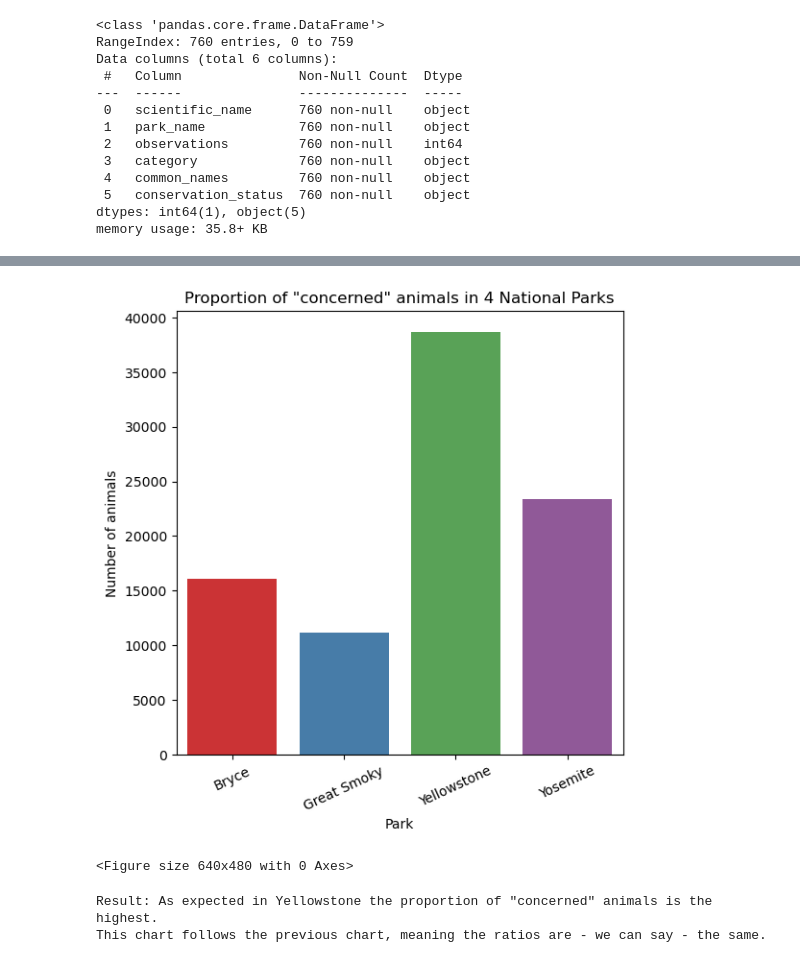
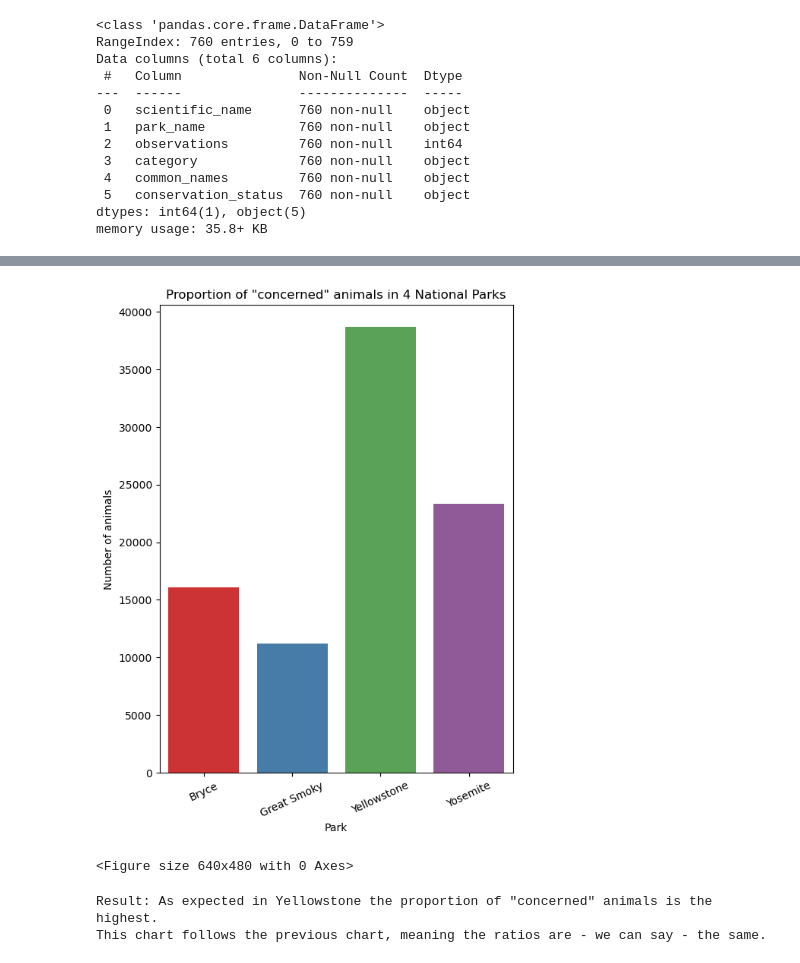
Before and after one commit to LiZoMark841619/Biodiversity_Project, a Jupyter notebook: biodiversity_starter/biodiversity.ipynb, the cells around one changed output, grey strips where cells are left out. Saved outputs shown, nothing was run; the diff lists cells and outputs as text; code cells hidden in the pictures.

```diff
--- a/biodiversity_starter/biodiversity.ipynb
+++ b/biodiversity_starter/biodiversity.ipynb
@@ -387,17 +389,17 @@ newdf_values.head()
 # %%
 concerned_animals = newdf_values[['park_name', 'observations']].groupby('park_name').sum().reset_index()
 # %%
-plt.figure(figsize=[6,6])
+plt.figure(figsize=[6,8])
 sns.barplot(x='park_name', y='observations', data=concerned_animals)
 plt.title(f'Proportion of "concerned" animals in {concerned_animals.park_name.nunique()} National Parks')
 plt.xlabel('Park')
 plt.ylabel('Number of animals')
 plt.xticks(rotation=25)
 plt.savefig('bar_concern_anims.png')
 plt.show()
 plt.clf()
 # %% [output]
-[figure, old version]
+[figure, new version]
 <Figure size 640x480 with 0 Axes>
 # %%
 print('''Result: As expected in Yellowstone the proportion of "concerned" animals is the highest.
```
Also changed, not shown: parts of 4 cells of this notebook, 7 other files.
